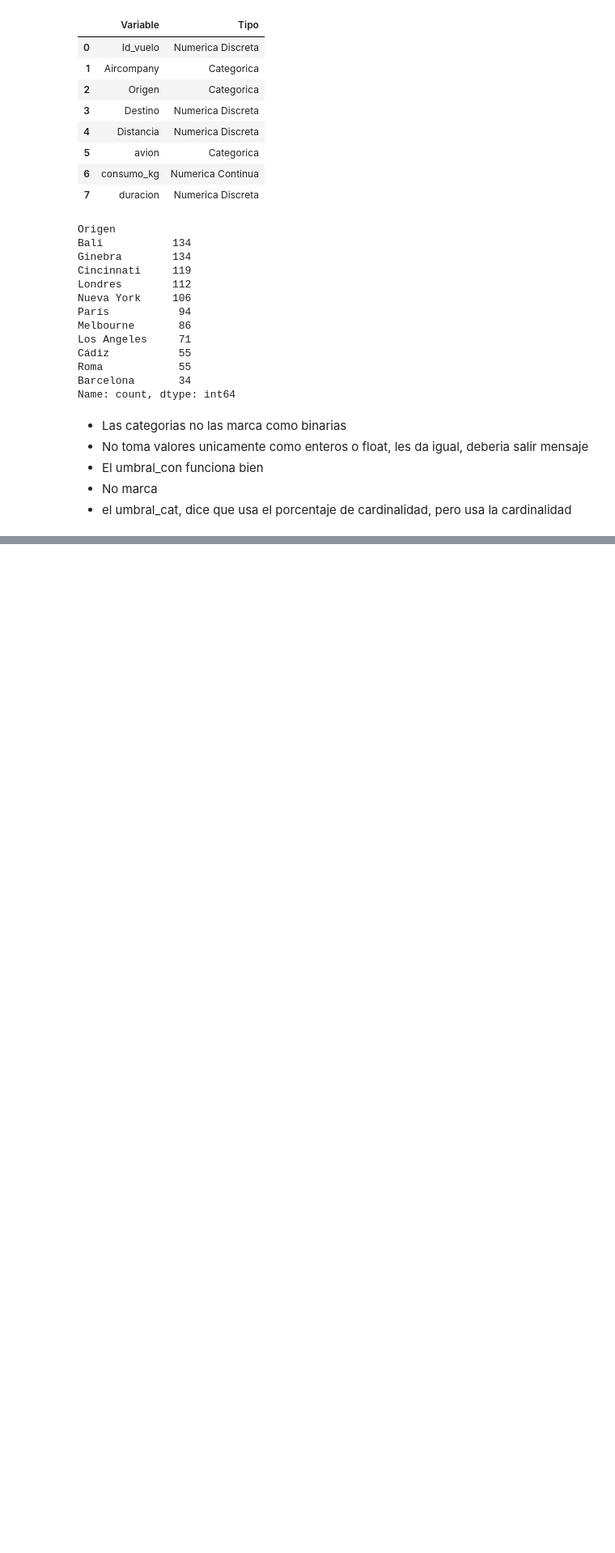
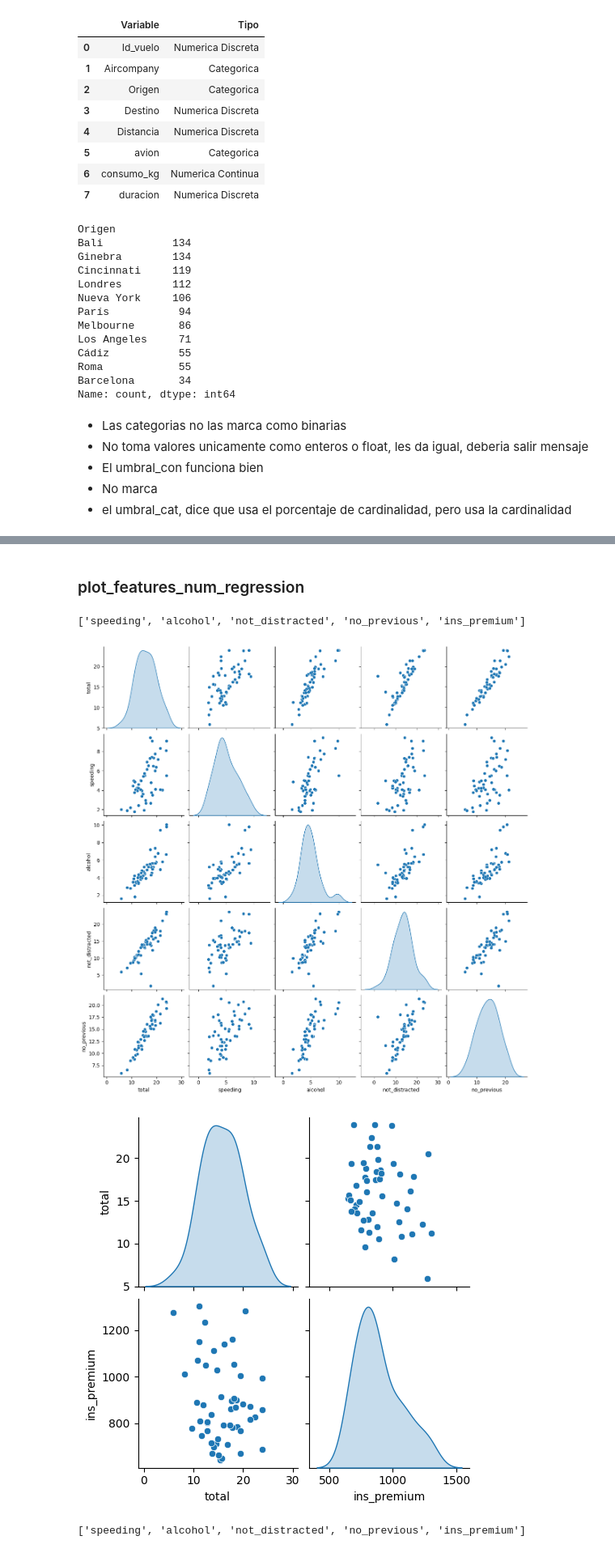
Before and after one commit to LucasZV/ONLINE_DS_THEBRIDGE_-LA_PINTA-, a Jupyter notebook: ML_ToolBox/Codigo_prueba.ipynb, the cells around one changed output, grey strips where cells are left out. Shown: that part at 81% size. Cells and saved outputs as stored; diff of their text form; code cells hidden in the pictures; blank space fills up the shorter version.

```diff
--- a/ML_ToolBox/Codigo_prueba.ipynb
+++ b/ML_ToolBox/Codigo_prueba.ipynb
@@ -282,0 +365,13 @@ Name: count, dtype: int64
+# %% [markdown]
+### plot_features_num_regression
+# %%
+columnas=tbox.get_features_num_reggresion(df2,"total",0.1,pvalue=0.05)
+columnas
+# %% [output]
+['speeding', 'alcohol', 'not_distracted', 'no_previous', 'ins_premium']
+# %%
+tbox.plot_features_num_regression(df2,"total",columnas)
+# %% [output]
+[figure, added]
+[figure, added]
+['speeding', 'alcohol', 'not_distracted', 'no_previous', 'ins_premium']
```
Also changed, not shown: parts of 15 cells of this notebook, 1 other file.
